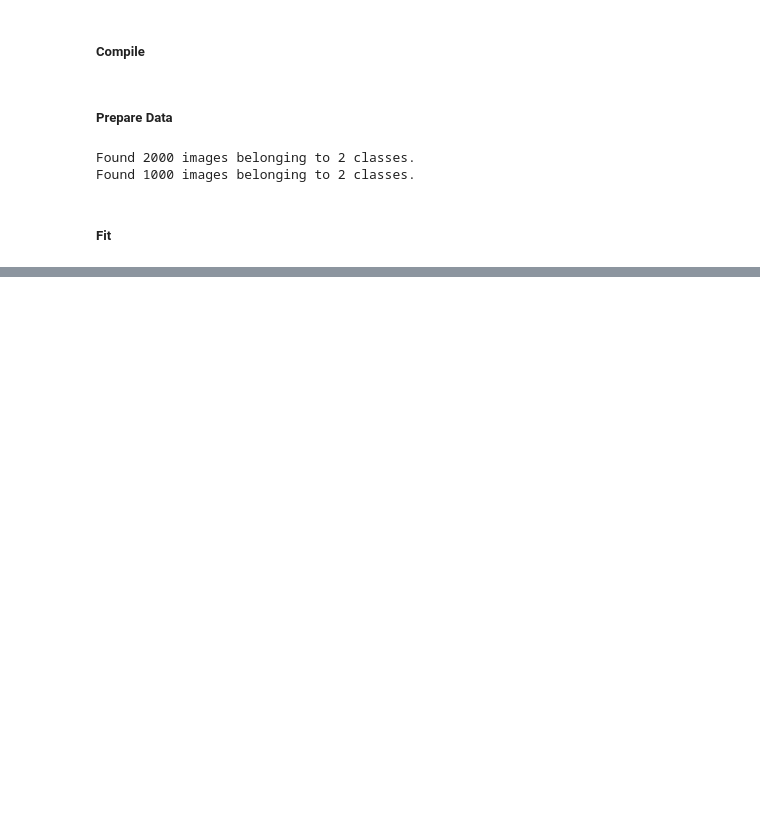
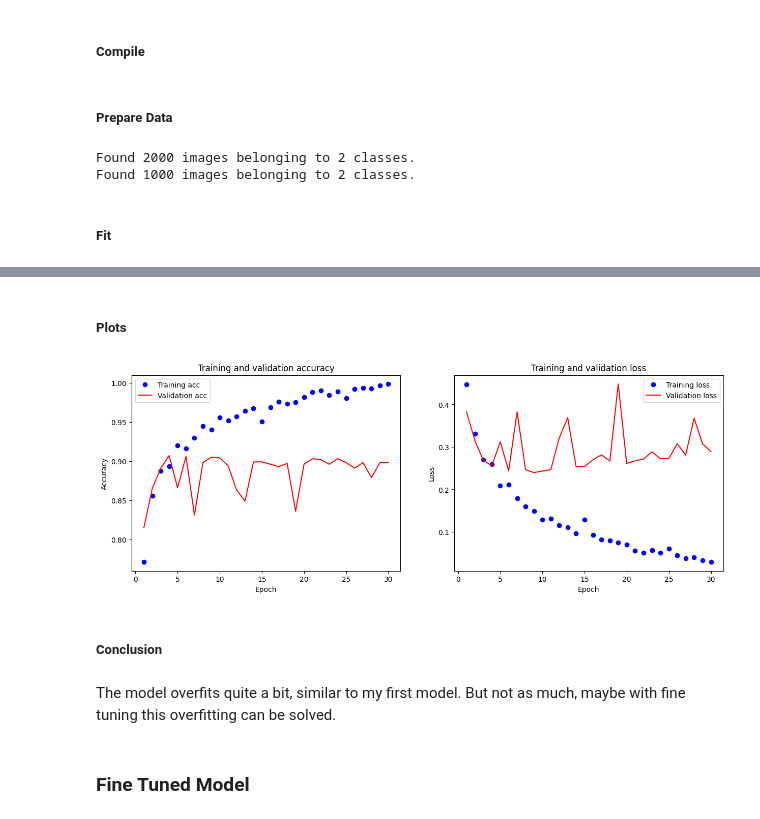
Before and after one commit to schneialexan/deep-learning, a Jupyter notebook: Hausaufgaben/Blatt 3/HA03.ipynb, the cells around one changed output, grey strips where cells are left out. Drawn from its saved outputs; the diff is of its cells as text; code cells hidden in the pictures; blank space fills up the shorter version.

```diff
--- a/Hausaufgaben/Blatt 3/HA03.ipynb
+++ b/Hausaufgaben/Blatt 3/HA03.ipynb
@@ -132,0 +361,8 @@ Found 1000 images belonging to 2 classes.
+# %%
+def feature_extraction_model():
+    model = tf.keras.models.Sequential()
+    model.add(tf.keras.layers.Dense(256, activation='relu', input_dim=FEATURE_EXTRACTION_INPUT_DIM))
+    model.add(tf.keras.layers.Dense(1, activation='sigmoid'))
+    return model
+
+fe_model = feature_extraction_model()
@@ -132,0 +371,4 @@ Found 1000 images belonging to 2 classes.
+# %%
+fe_model.compile(loss = 'binary_crossentropy',
+                 optimizer=tf.keras.optimizers.SGD(learning_rate=0.001, momentum=0.9),
+                 metrics=['acc'])
@@ -132,0 +377,14 @@ Found 1000 images belonging to 2 classes.
+# %%
+def fit_fe_model():
+    fe_model_history = fe_model.fit(train_features, train_labels,
+                                    steps_per_epoch=STEPS_PER_EPOCH,
+                                    epochs=EPOCHS,
+                                    batch_size=BATCH_SIZE,
+                                    validation_data=(validation_features, validation_labels),
+                                    validation_steps=VAL_STEPS)
+    return fe_model_history
+# %%
+command = f"python auslastung.py {os.getpid()} 'output/auslastung/fe_model.png'"
+process = subprocess.Popen(command, shell=True)
+fe_model_history = fit_fe_model()
+process.wait()
@@ -132,0 +410,14 @@ Found 1000 images belonging to 2 classes.
+# %% [markdown]
+##### Plots
+# %%
+fe_model_fig = plot_history(fe_model_history)
+fe_model_fig.savefig('output/plots/feature_extracted_history.png')
+fe_model.save('output/models/feature_extracted_model.h5')
+# %% [output]
+[figure, added]
+# %% [markdown]
+##### Conclusion
+# %% [markdown]
+The model overfits quite a bit, similar to my first model. But not as much, maybe with fine tuning this overfitting can be solved.
+# %% [markdown]
+### Fine Tuned Model
```
Also changed, not shown: parts of 75 cells of this notebook, 27 other files.
